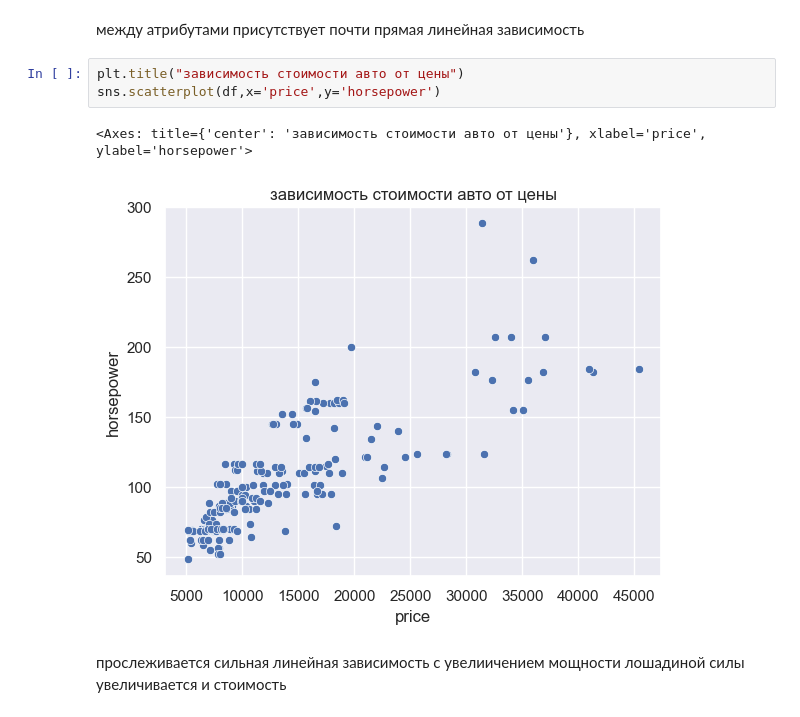
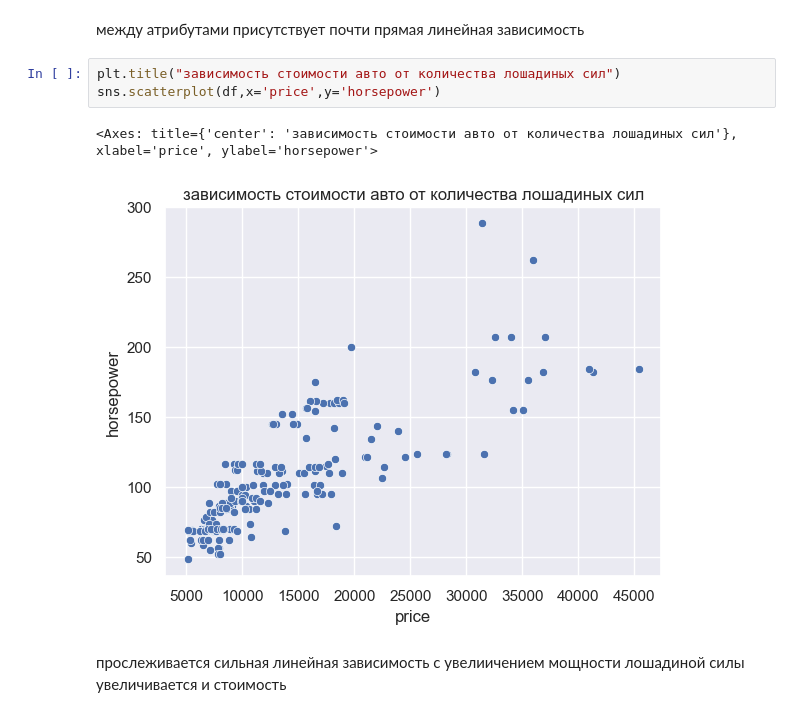
Before and after one commit to looovverrr/TMSds, a Jupyter notebook: lesson 28/EDA+RF.ipynb, the cells around one changed output. Drawn from its saved outputs; the diff is of its cells as text.

```diff
--- a/lesson 28/EDA+RF.ipynb
+++ b/lesson 28/EDA+RF.ipynb
@@ -173,11 +171,11 @@ sns.lmplot(df,x='curbweight', y='price')
 # %% [markdown]
 между атрибутами присутствует почти прямая линейная зависимость
 # %%
-plt.title("зависимость стоимости авто от цены")
+plt.title("зависимость стоимости авто от количества лошадиных сил")
 sns.scatterplot(df,x='price',y='horsepower')
 # %% [output]
-<Axes: title={'center': 'зависимость стоимости авто от цены'}, xlabel='price', ylabel='horsepower'>
+<Axes: title={'center': 'зависимость стоимости авто от количества лошадиных сил'}, xlabel='price', ylabel='horsepower'>
-[figure, old version]
+[figure, new version]
 # %% [markdown]
 прослеживается сильная линейная зависимость с увелиичением мощности лошадиной силы увеличивается и стоимость
 # %%
```
Also changed, not shown: parts of 1 cell of this notebook.
